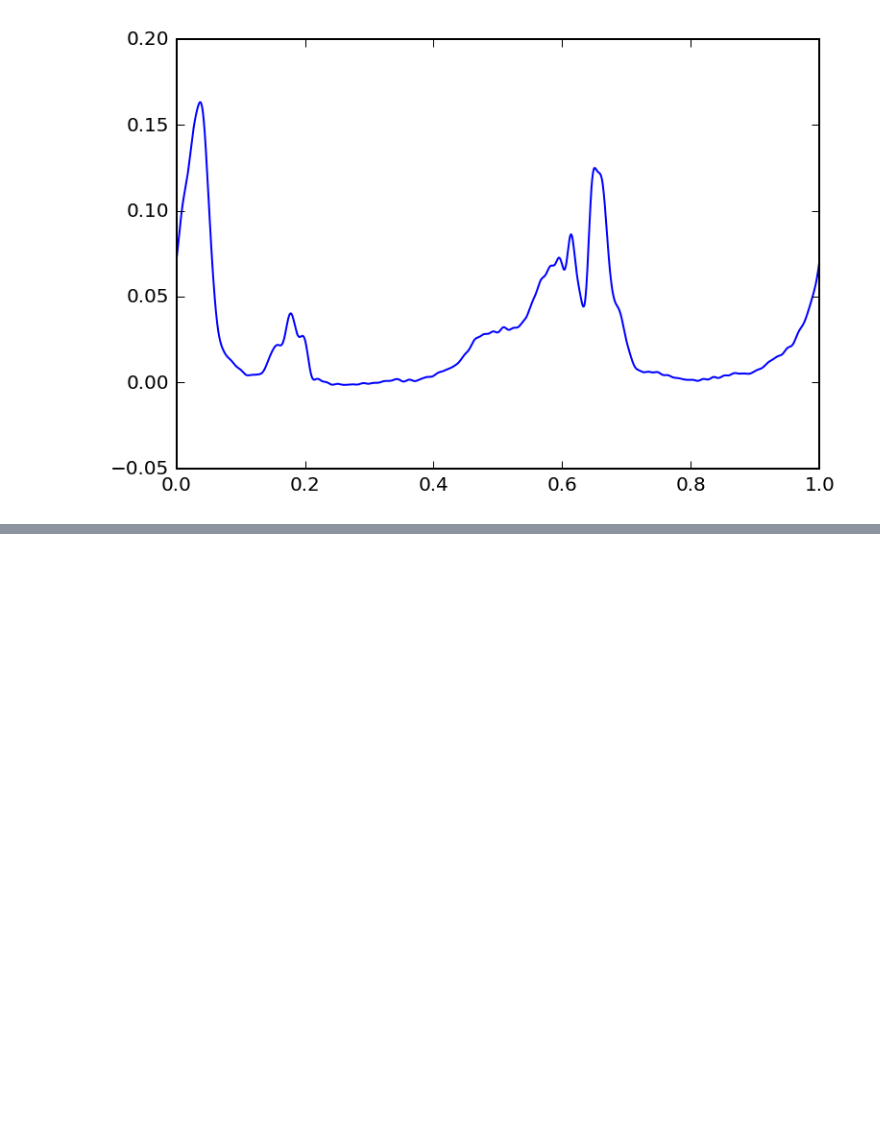
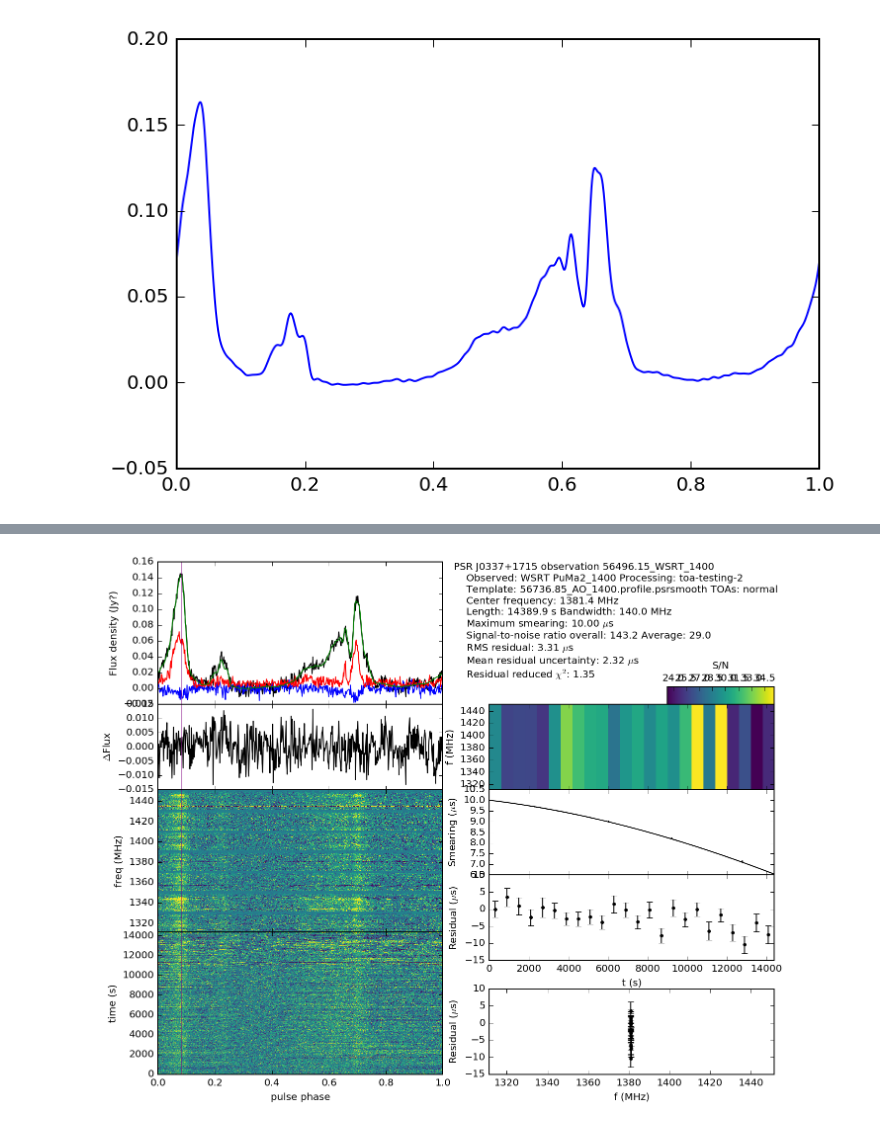
Before and after one commit to aarchiba/triplesystem, a Jupyter notebook: processing/toa-generation.ipynb, the cells around one changed output, grey strips where cells are left out. Cells and saved outputs as stored; diff of their text form; code cells hidden in the pictures; blank space fills up the shorter version.

```diff
--- a/processing/toa-generation.ipynb
+++ b/processing/toa-generation.ipynb
@@ -557,0 +672,4 @@ print open(join(tdir,"toas.tim")).read()
+# %%
+pipe.make_toas(observation, processing_name, toa_name, template)
+# %% [output]
+[figure, added]
```
Also changed, not shown: parts of 19 cells of this notebook, 20 other files.
